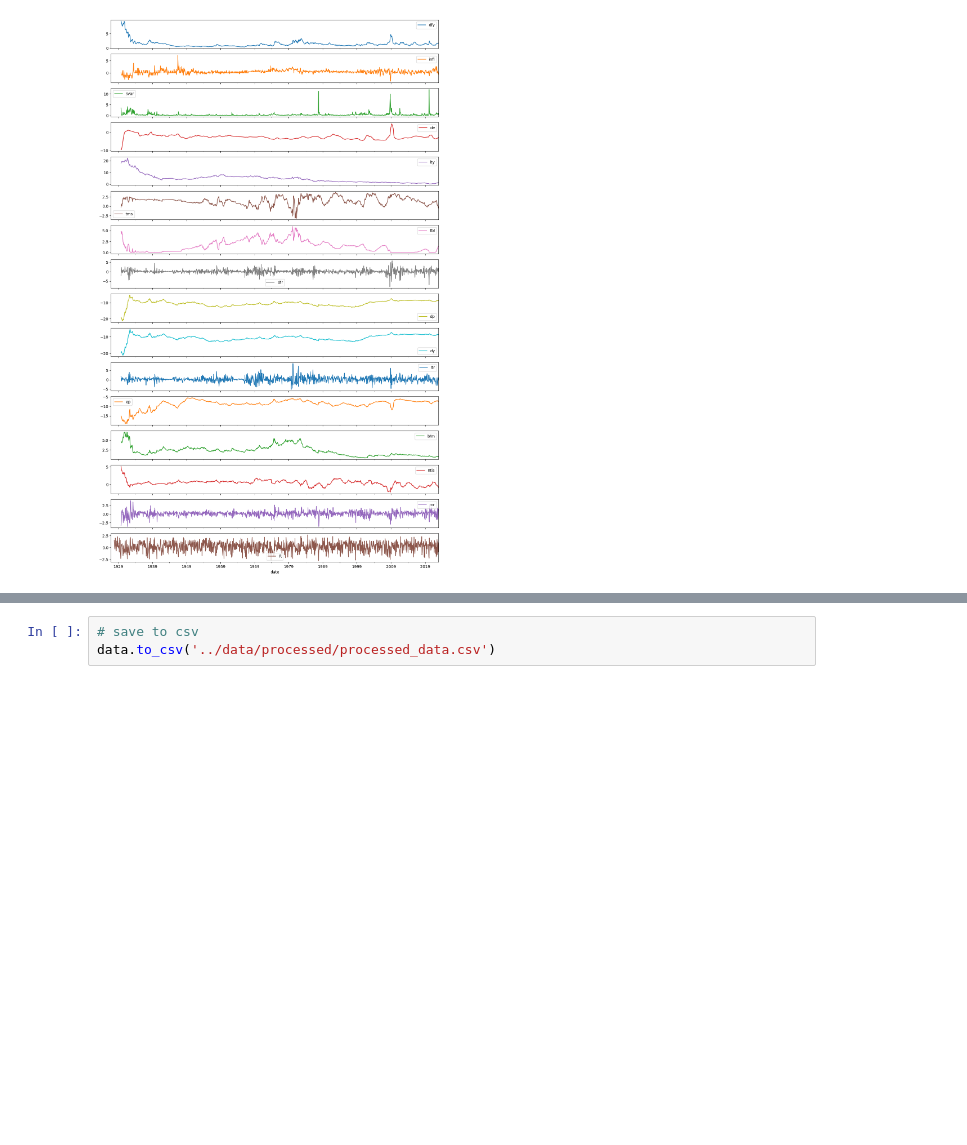
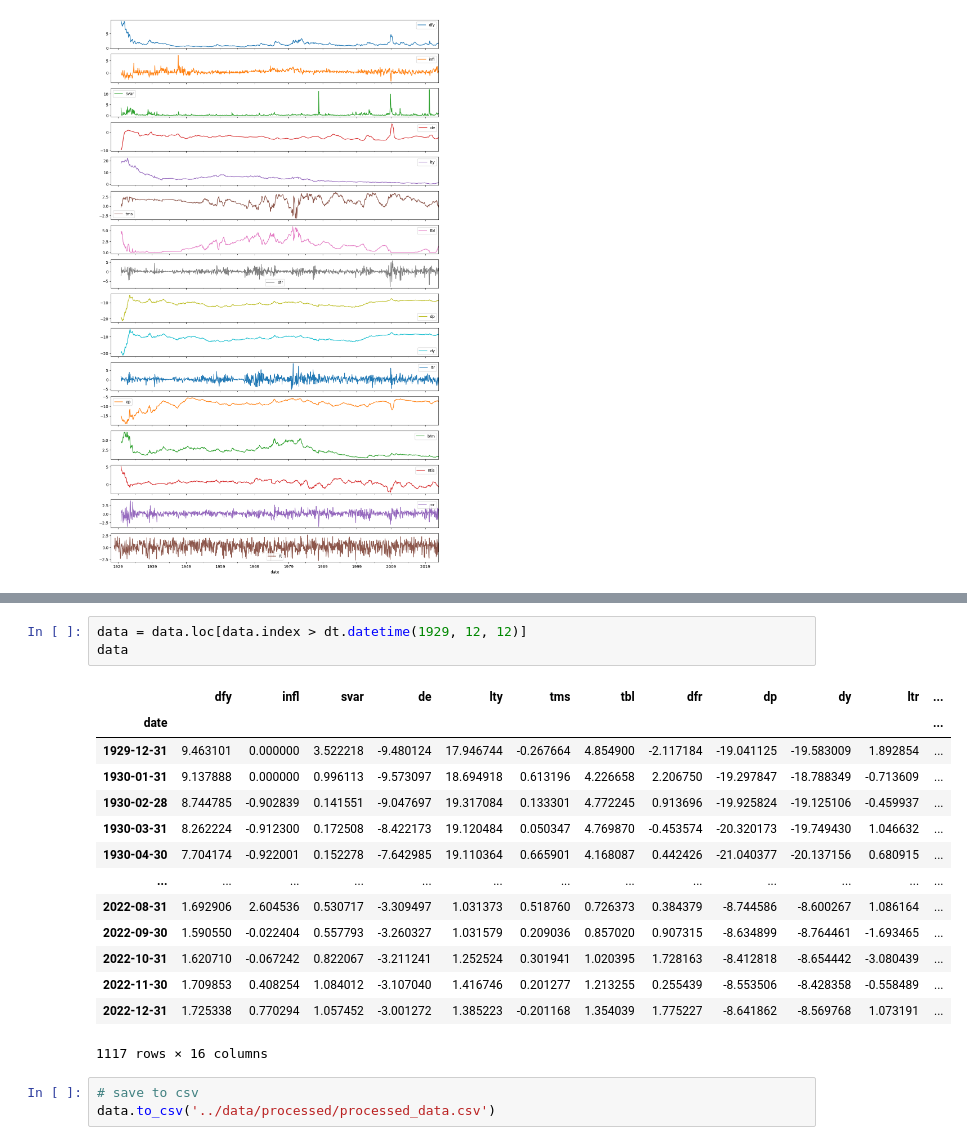
Before and after one commit to zivmi/voc_reproduction, a Jupyter notebook: notebooks/01-mz-preprocessing.ipynb, the cells around one changed output, grey strips where cells are left out. Cells and saved outputs as stored; diff of their text form; blank space fills up the shorter version.

```diff
--- a/notebooks/01-mz-preprocessing.ipynb
+++ b/notebooks/01-mz-preprocessing.ipynb
@@ -344,3 +288,21 @@ data.tail(40)
+# %%
+data = data.loc[data.index > dt.datetime(1929, 12, 12)]
+data
+# %% [output]
+|  | dfy | infl | svar | de | lty | tms | tbl | dfr | dp | dy | ltr | ... |
+| date |  |  |  |  |  |  |  |  |  |  |  | ... |
+| 1929-12-31 | 9.463101 | 0.000000 | 3.522218 | -9.480124 | 17.946744 | -0.267664 | 4.854900 | -2.117184 | -19.041125 | -19.583009 | 1.892854 | ... |
+| 1930-01-31 | 9.137888 | 0.000000 | 0.996113 | -9.573097 | 18.694918 | 0.613196 | 4.226658 | 2.206750 | -19.297847 | -18.788349 | -0.713609 | ... |
+| 1930-02-28 | 8.744785 | -0.902839 | 0.141551 | -9.047697 | 19.317084 | 0.133301 | 4.772245 | 0.913696 | -19.925824 | -19.125106 | -0.459937 | ... |
+| 1930-03-31 | 8.262224 | -0.912300 | 0.172508 | -8.422173 | 19.120484 | 0.050347 | 4.769870 | -0.453574 | -20.320173 | -19.749430 | 1.046632 | ... |
+| 1930-04-30 | 7.704174 | -0.922001 | 0.152278 | -7.642985 | 19.110364 | 0.665901 | 4.168087 | 0.442426 | -21.040377 | -20.137156 | 0.680915 | ... |
+| ... | ... | ... | ... | ... | ... | ... | ... | ... | ... | ... | ... | ... |
+| 2022-08-31 | 1.692906 | 2.604536 | 0.530717 | -3.309497 | 1.031373 | 0.518760 | 0.726373 | 0.384379 | -8.744586 | -8.600267 | 1.086164 | ... |
+| 2022-09-30 | 1.590550 | -0.022404 | 0.557793 | -3.260327 | 1.031579 | 0.209036 | 0.857020 | 0.907315 | -8.634899 | -8.764461 | -1.693465 | ... |
+| 2022-10-31 | 1.620710 | -0.067242 | 0.822067 | -3.211241 | 1.252524 | 0.301941 | 1.020395 | 1.728163 | -8.412818 | -8.654442 | -3.080439 | ... |
+| 2022-11-30 | 1.709853 | 0.408254 | 1.084012 | -3.107040 | 1.416746 | 0.201277 | 1.213255 | 0.255439 | -8.553506 | -8.428358 | -0.558489 | ... |
+| 2022-12-31 | 1.725338 | 0.770294 | 1.057452 | -3.001272 | 1.385223 | -0.201168 | 1.354039 | 1.775227 | -8.641862 | -8.569768 | 1.073191 | ... |
+1117 rows × 16 columns
 # %%
 # save to csv
 data.to_csv('../data/processed/processed_data.csv')
```
Also changed, not shown: parts of 38 cells of this notebook, 1 other file.
